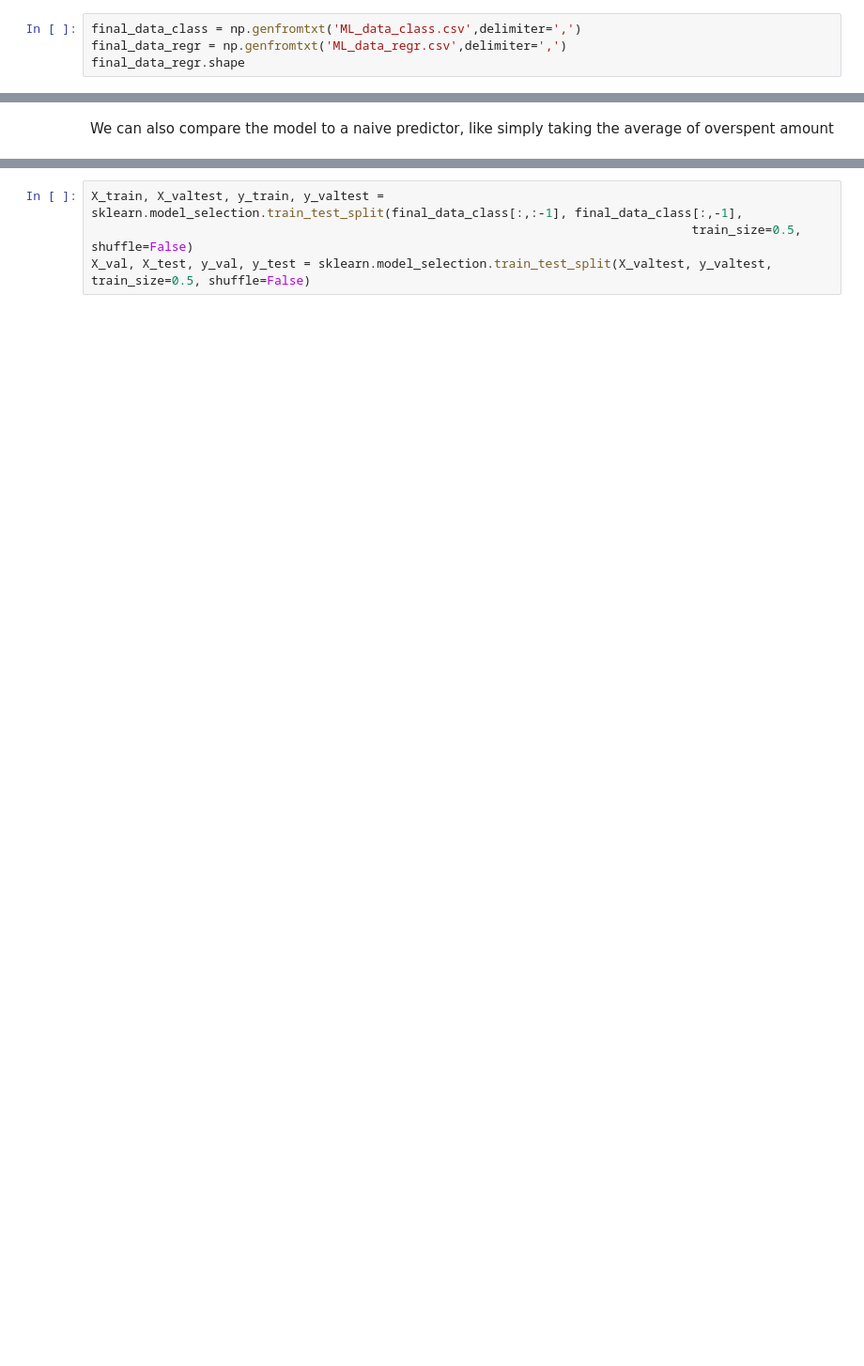
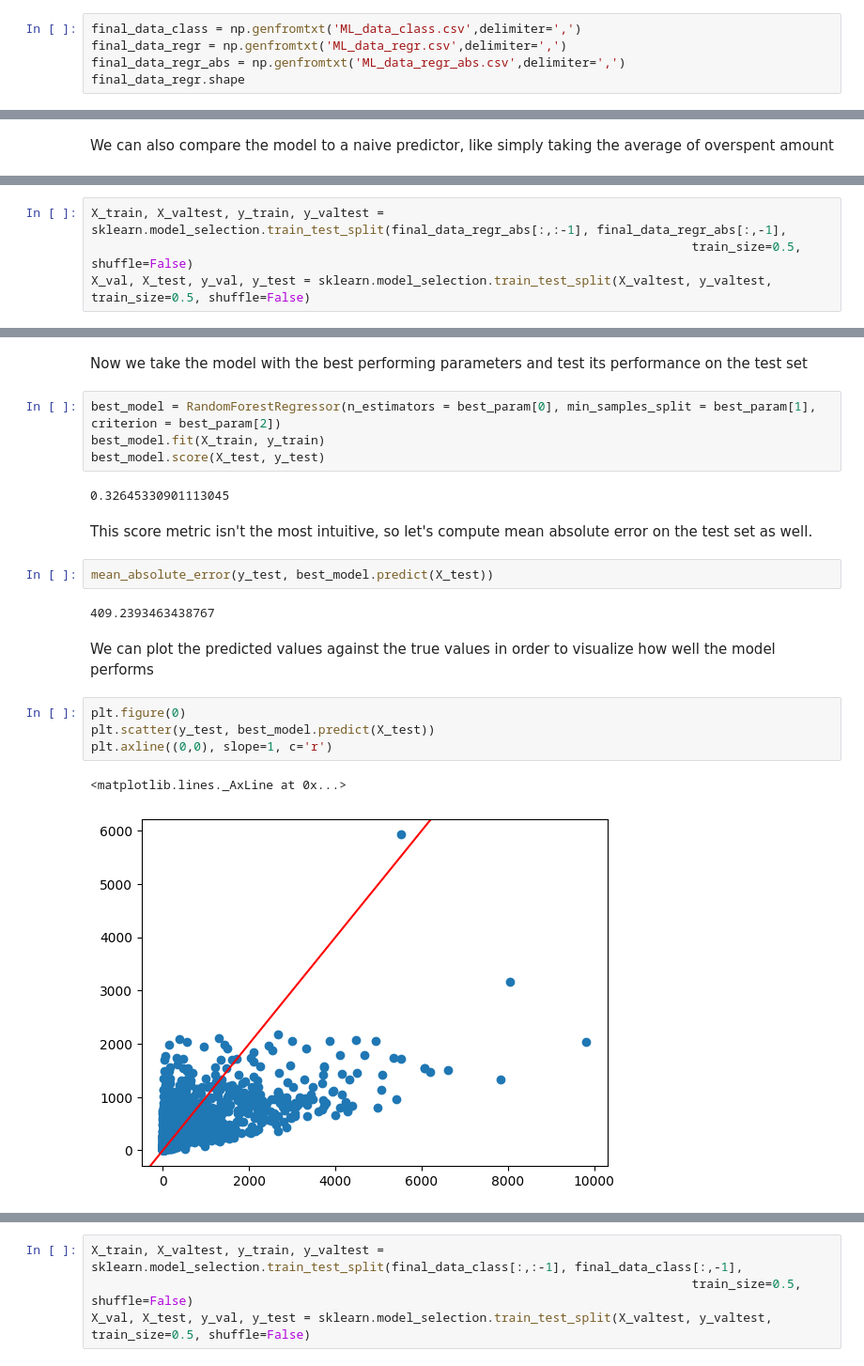
Before and after one commit to ArdaGunay99/starter-predictive-process-monitoring-main, a Jupyter notebook: python/PredictOverspentAmount.ipynb, the cells around one changed output, grey strips where cells are left out. Shown: that part at 94% size. Drawn from its saved outputs; the diff is of its cells as text; blank space fills up the shorter version.

```diff
--- a/python/PredictOverspentAmount.ipynb
+++ b/python/PredictOverspentAmount.ipynb
@@ -137,6 +139,7 @@ Or skip the below cell if you already ran the above cells
 # %%
 final_data_class = np.genfromtxt('ML_data_class.csv',delimiter=',')
 final_data_regr = np.genfromtxt('ML_data_regr.csv',delimiter=',')
+final_data_regr_abs = np.genfromtxt('ML_data_regr_abs.csv',delimiter=',')
 final_data_regr.shape
 # %% [output]
 (7065, 5)
@@ -226 +233,5 @@ r2_score(y_test, y_pred_test)
 We again start by dividing everything into train, validation and test sets.
+# %%
+X_train, X_valtest, y_train, y_valtest = sklearn.model_selection.train_test_split(final_data_regr_abs[:,:-1], final_data_regr_abs[:,-1],
+                                                                                  train_size=0.5, shuffle=False)
+X_val, X_test, y_val, y_test = sklearn.model_selection.train_test_split(X_valtest, y_valtest, train_size=0.5, shuffle=False)
@@ -226,0 +275,23 @@ We again start by dividing everything into train, validation and test sets.
+# %% [markdown]
+Now we take the model with the best performing parameters and test its performance on the test set
+# %%
+best_model = RandomForestRegressor(n_estimators = best_param[0], min_samples_split = best_param[1], criterion = best_param[2])
+best_model.fit(X_train, y_train)
+best_model.score(X_test, y_test)
+# %% [output]
+0.32645330901113045
+# %% [markdown]
+This score metric isn't the most intuitive, so let's compute mean absolute error on the test set as well.
+# %%
+mean_absolute_error(y_test, best_model.predict(X_test))
+# %% [output]
+409.2393463438767
+# %% [markdown]
+We can plot the predicted values against the true values in order to visualize how well the model performs
+# %%
+plt.figure(0)
+plt.scatter(y_test, best_model.predict(X_test))
+plt.axline((0,0), slope=1, c='r')
+# %% [output]
+<matplotlib.lines._AxLine at 0x...>
+[figure, added]
```
Also changed, not shown: parts of 35 cells of this notebook, 2 other files.
